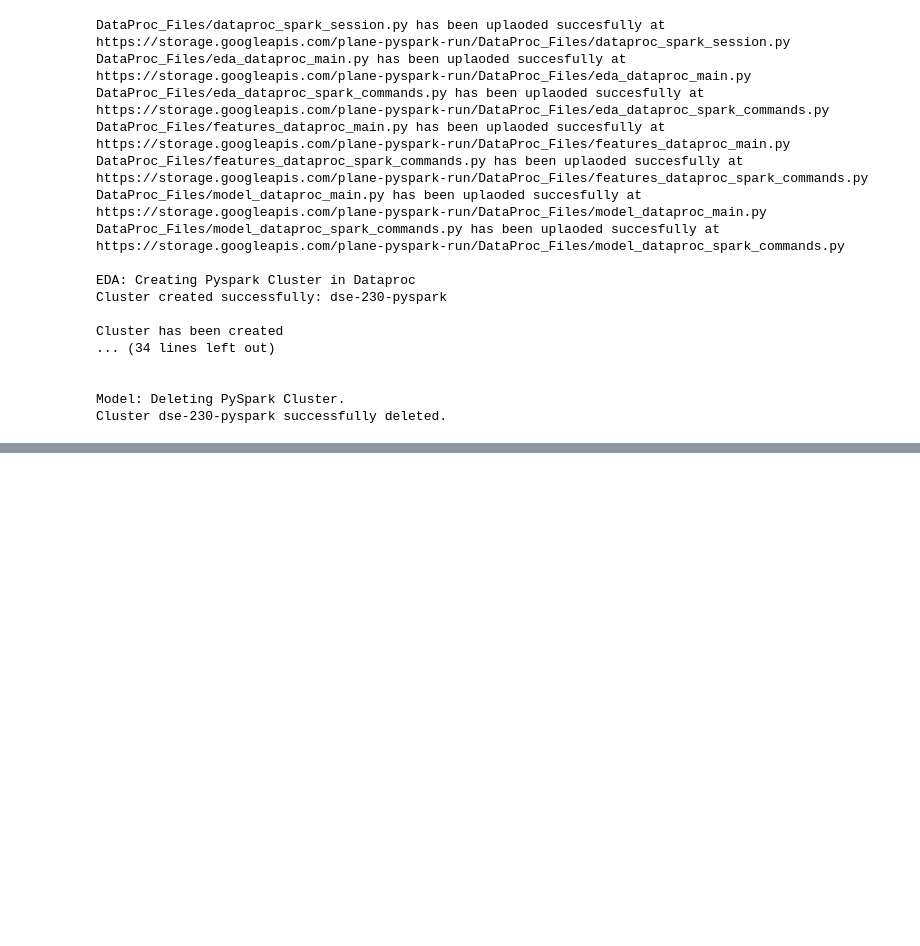
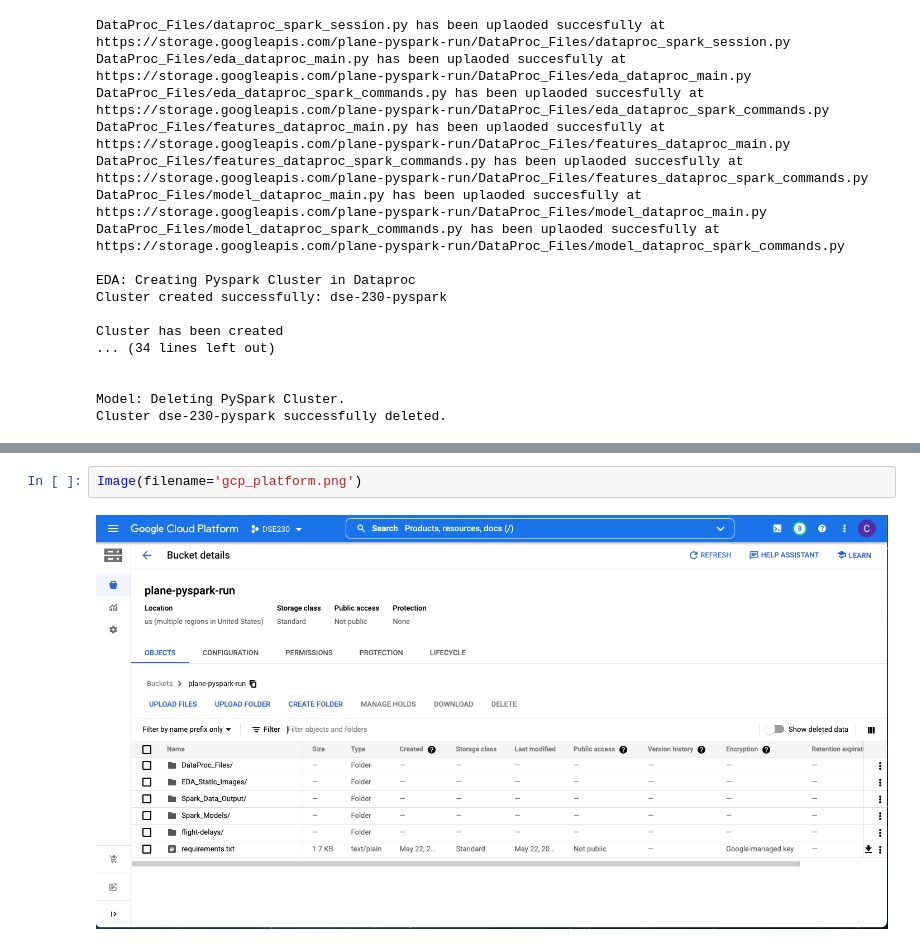
Before and after one commit to carlosmonsivais123/dse230_final_plane, a Jupyter notebook: GCP_Run/run_it.ipynb, the cells around one changed output, grey strips where cells are left out. Drawn from its saved outputs; the diff is of its cells as text; blank space fills up the shorter version.

```diff
--- a/GCP_Run/run_it.ipynb
+++ b/GCP_Run/run_it.ipynb
@@ -27,0 +40,4 @@ Cluster dse-230-pyspark successfully deleted.
+# %%
+Image(filename='gcp_platform.png')
+# %% [output]
+[figure, added]
```
Also changed, not shown: parts of 3 cells of this notebook, 1 other file.
